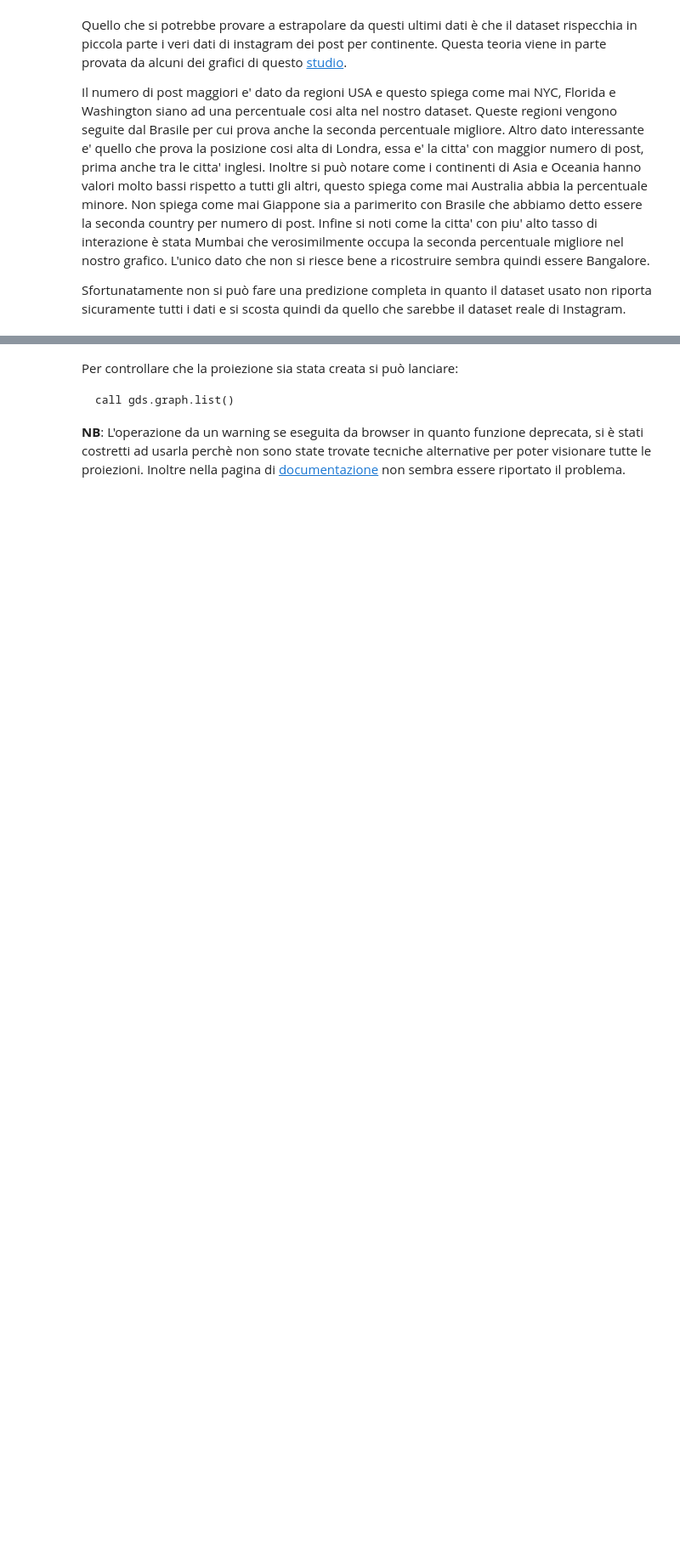
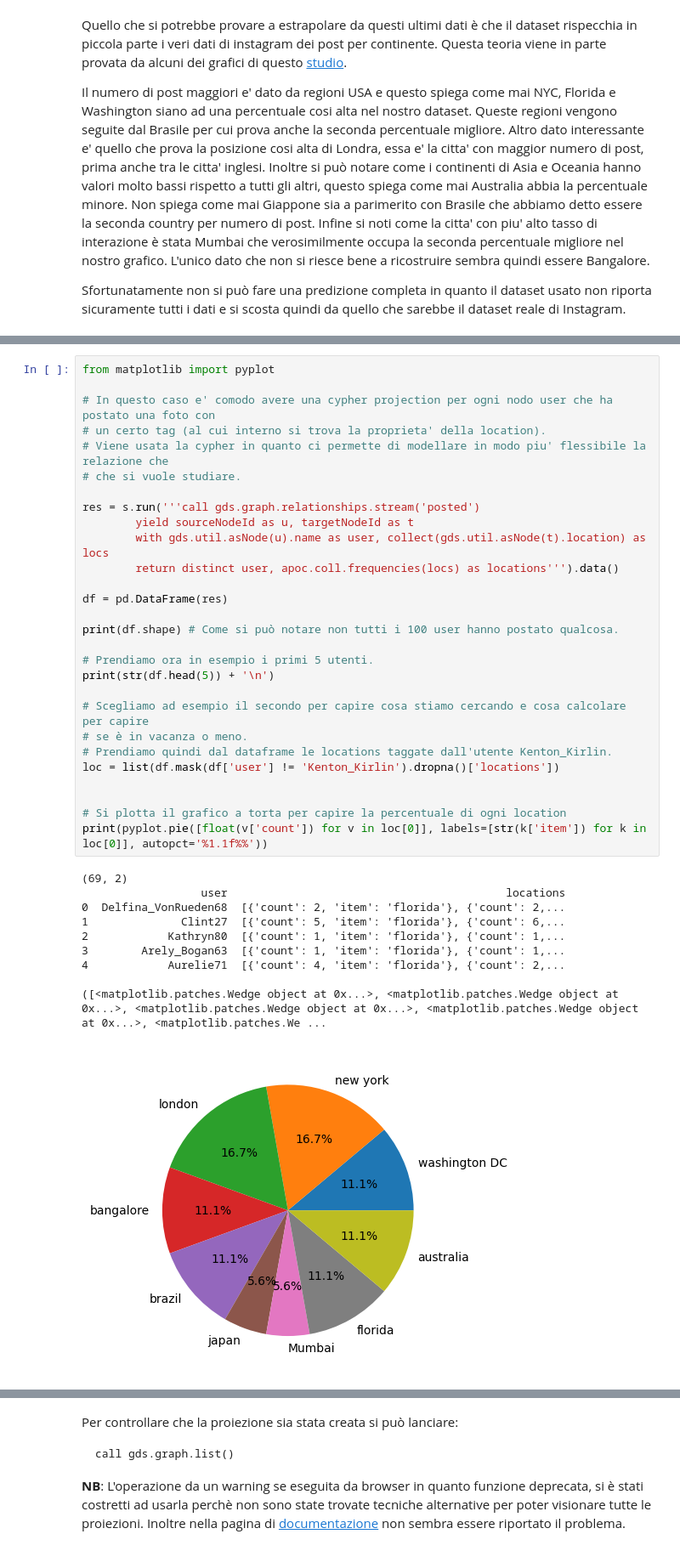
Before and after one commit to Gattopandacorno/bigData, a Jupyter notebook: GDS_Module.ipynb, the cells around one changed output, grey strips where cells are left out. Shown at 85% size. Saved outputs shown, nothing was run; the diff lists cells and outputs as text; blank space fills up the shorter version.

```diff
--- a/GDS_Module.ipynb
+++ b/GDS_Module.ipynb
@@ -290,0 +311,39 @@ df.drop(columns='tipo').T.boxplot()
+# %%
+from matplotlib import pyplot
+
+# In questo caso e' comodo avere una cypher projection per ogni nodo user che ha postato una foto con
+# un certo tag (al cui interno si trova la proprieta' della location).
+# Viene usata la cypher in quanto ci permette di modellare in modo piu' flessibile la relazione che
+# che si vuole studiare.
+
+res = s.run('''call gds.graph.relationships.stream('posted')
+        yield sourceNodeId as u, targetNodeId as t
+        with gds.util.asNode(u).name as user, collect(gds.util.asNode(t).location) as locs
+        return distinct user, apoc.coll.frequencies(locs) as locations''').data()
+
+df = pd.DataFrame(res)
+
+print(df.shape) # Come si può notare non tutti i 100 user hanno postato qualcosa.
+
+# Prendiamo ora in esempio i primi 5 utenti.
+print(str(df.head(5)) + '\n')
+
+# Scegliamo ad esempio il secondo per capire cosa stiamo cercando e cosa calcolare per capire
+# se è in vacanza o meno.
+# Prendiamo quindi dal dataframe le locations taggate dall'utente Kenton_Kirlin.
+loc = list(df.mask(df['user'] != 'Kenton_Kirlin').dropna()['locations'])
+
+
+# Si plotta il grafico a torta per capire la percentuale di ogni location
+print(pyplot.pie([float(v['count']) for v in loc[0]], labels=[str(k['item']) for k in loc[0]], autopct='%1.1f%%'))
+# %% [output]
+(69, 2)
+                  user                                          locations
+0  Delfina_VonRueden68  [{'count': 2, 'item': 'florida'}, {'count': 2,...
+1              Clint27  [{'count': 5, 'item': 'florida'}, {'count': 6,...
+2            Kathryn80  [{'count': 1, 'item': 'florida'}, {'count': 1,...
+3        Arely_Bogan63  [{'count': 1, 'item': 'florida'}, {'count': 1,...
+4            Aurelie71  [{'count': 4, 'item': 'florida'}, {'count': 2,...
+
+([<matplotlib.patches.Wedge object at 0x...>, <matplotlib.patches.Wedge object at 0x...>, <matplotlib.patches.Wedge object at 0x...>, <matplotlib.patches.Wedge object at 0x...>, <matplotlib.patches.We ...
+[figure, added]
```
Also changed, not shown: parts of 29 cells of this notebook.
